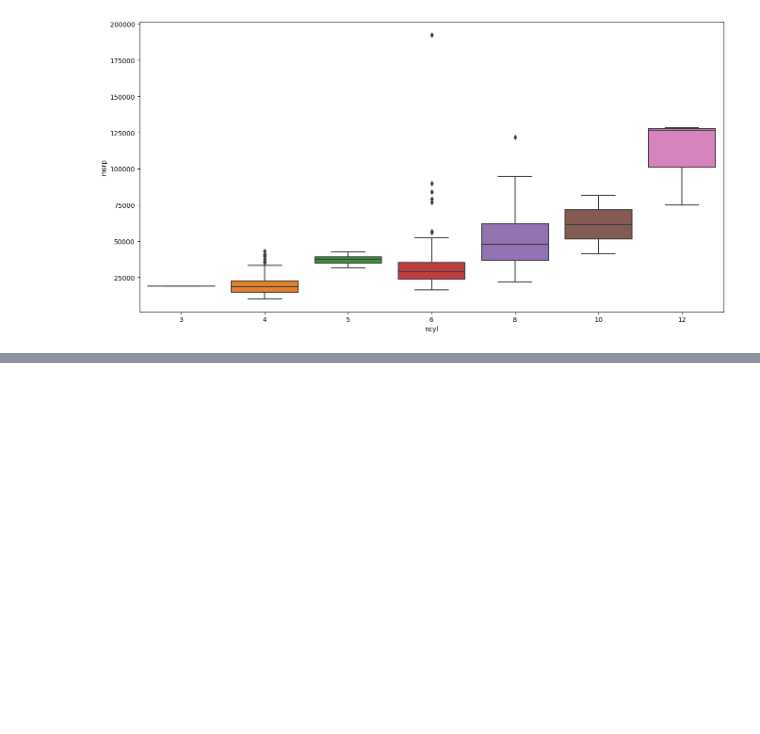
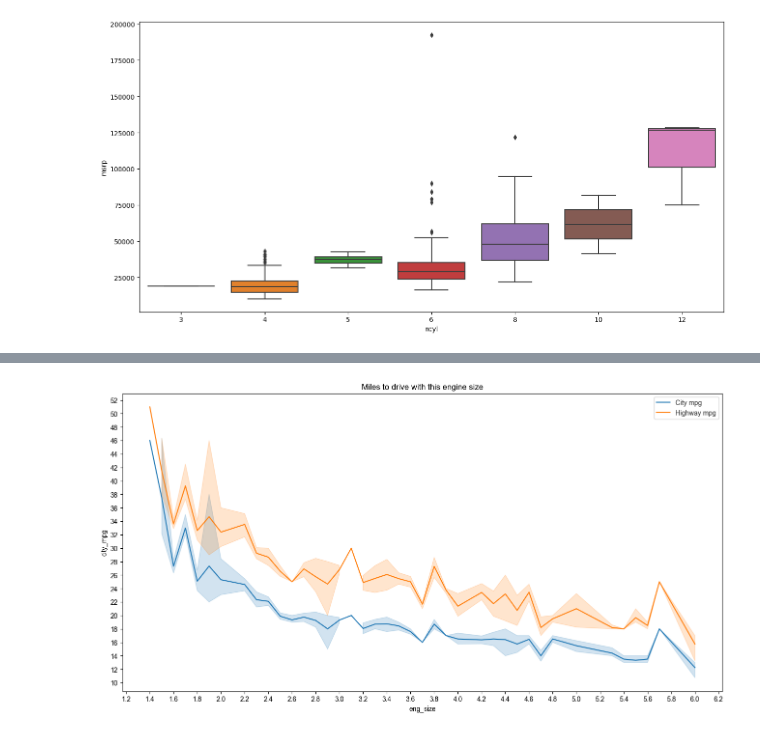
Before and after one commit to Valerii-Poliakov/cars_eda, a Jupyter notebook: cars_eda.ipynb, the cells around one changed output, grey strips where cells are left out. Cells and saved outputs as stored; diff of their text form; code cells hidden in the pictures; blank space fills up the shorter version.

```diff
--- a/cars_eda.ipynb
+++ b/cars_eda.ipynb
@@ -126,0 +161,18 @@ fig = sns.boxplot(x='ncyl', y='msrp', data=data_plot)
+# %%
+# dependance of mpg from the car engine size
+data_plot = df[['eng_size', 'city_mpg', 'hwy_mpg']]
+
+plt.subplots(figsize=(16, 8))
+plt.title('Miles to drive with this engine size')
+
+sns.lineplot(x='eng_size', y='city_mpg', data=data_plot, label='City mpg')
+fig = sns.lineplot(x='eng_size', y='hwy_mpg', data=data_plot, label='Highway mpg')
+sns.set_style("whitegrid")
+
+fig.yaxis.set_major_locator(ticker.MultipleLocator(2))
+fig.xaxis.set_major_locator(ticker.MultipleLocator(0.2))
+
+plt.legend()
+plt.show()
+# %% [output]
+[figure, added]
```
Also changed, not shown: parts of 8 cells of this notebook.
